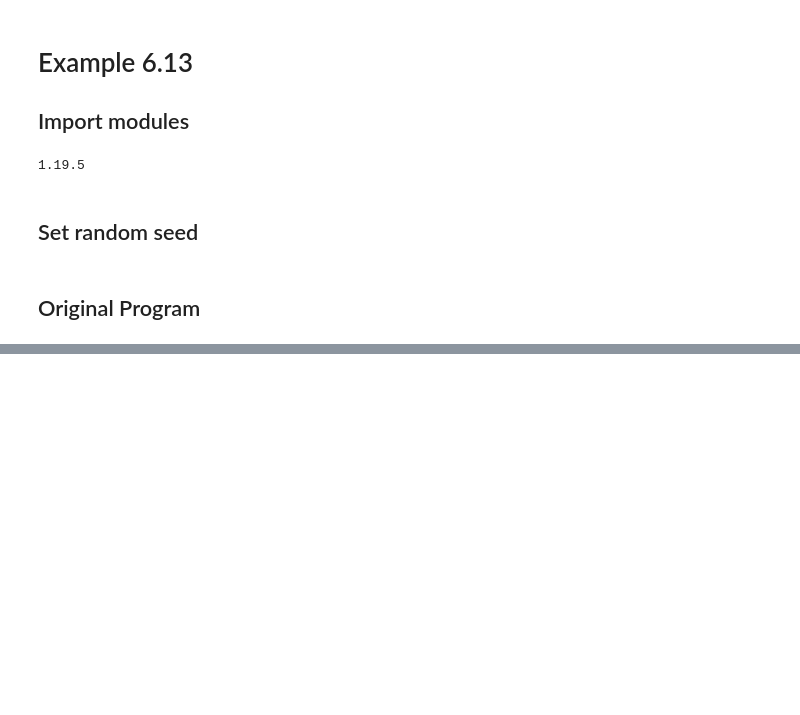
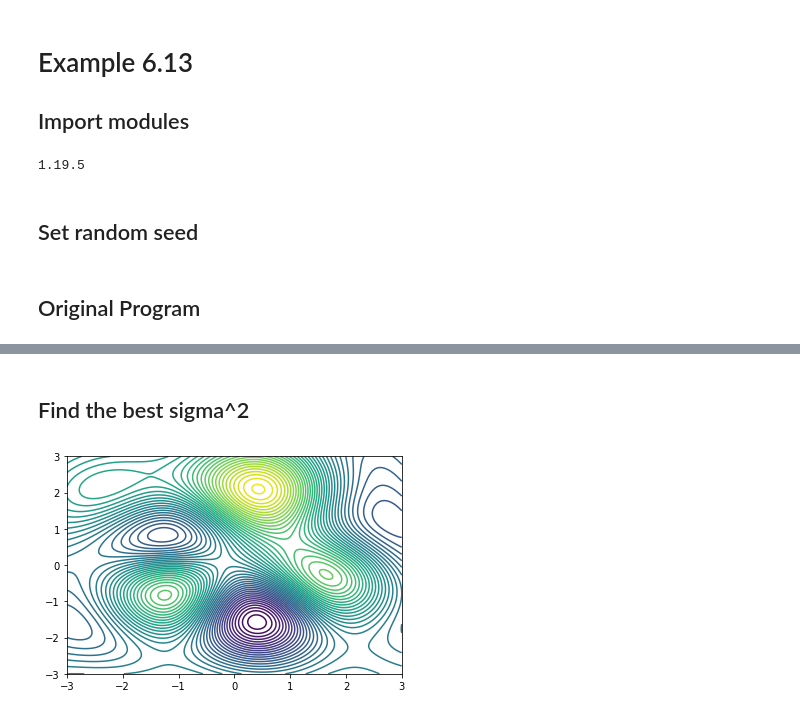
Before and after one commit to gnitnaw/Programs, a Jupyter notebook: Chapter6/peakskernel.ipynb, the cells around one changed output, grey strips where cells are left out. Saved outputs shown, nothing was run; the diff lists cells and outputs as text; code cells hidden in the pictures; blank space fills up the shorter version.

```diff
--- a/Chapter6/peakskernel.ipynb
+++ b/Chapter6/peakskernel.ipynb
@@ -118,0 +122,42 @@ plt.contour(xx,yy,yhat,levels=50)
+# %% [markdown]
+## Find the best sigma^2
+# %%
+def kk(x, u, s2):
+    return(np.exp(-0.5*norm(x- u)**2/s2))
+K = np.zeros((n,n))
+
+Sig2 = np.linspace(0.1, 2.1, 1000)
+loss = np.zeros(Sig2.shape[0])
+
+for k in range(Sig2.shape[0]):
+    for i in range(n):
+        for j in range(n):
+            K[i,j] = kk(x[i,:],x[j], Sig2[k])
+
+    alpha = np.linalg.solve(K@K.T, K@z)
+
+    y_hat = x @ x.T @ alpha
+    loss[k] = np.sum((y_hat-z)**2)/n
+
+sig2_best = Sig2[np.argmin(loss)]
+
+K = np.zeros((n,n))
+for i in range(n):
+    for j in range(n):
+        K[i,j] = kk(x[i,:],x[j], sig2_best)
+alpha = np.linalg.solve(K@K.T, K@z)
+
+N, = xx.flatten().shape
+
+Kx = np.zeros((n,N))
+for i in range(n):
+    for j in range(N):
+        Kx[i,j] = kk(x[i,:],np.array([xx.flatten()[j],yy.flatten()[j]]), sig2_best)
+
+g = Kx.T @ alpha
+dim = np.sqrt(N).astype(int)
+yhat = g.reshape((dim,dim))
+plt.contour(xx,yy,yhat,levels=50)
+plt.show()
+# %% [output]
+[figure, added]
```
Also changed, not shown: parts of 1 cell of this notebook.
